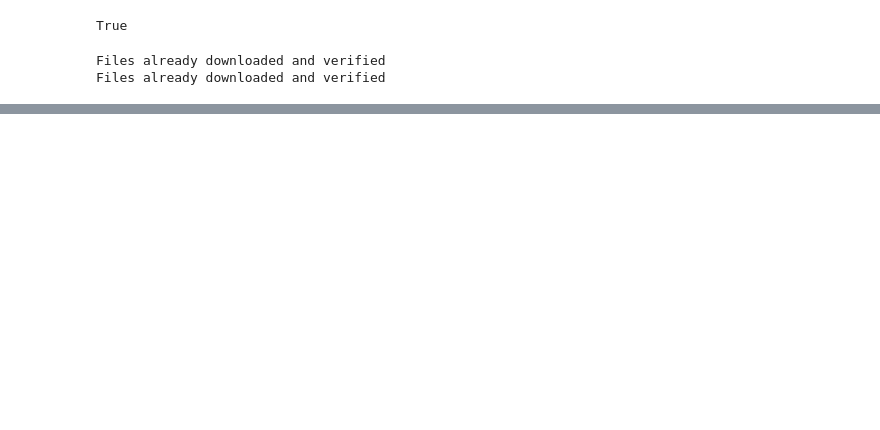
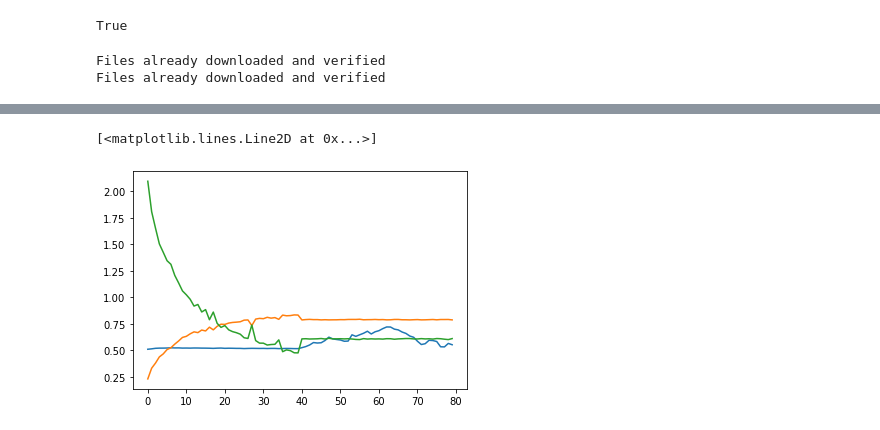
Before and after one commit to lfpc/Uncertainty_Estimation, a Jupyter notebook: notebooks-scripts/learned-unc.ipynb, the cells around one changed output, grey strips where cells are left out. Cells and saved outputs as stored; diff of their text form; code cells hidden in the pictures; blank space fills up the shorter version.

```diff
--- a/notebooks-scripts/learned-unc.ipynb
+++ b/notebooks-scripts/learned-unc.ipynb
@@ -192,0 +251,7 @@ print('Conjunto de teste: acc = ', acc, 'média de g = ', g, 'média de bce = ',
+# %%
+plt.plot(model_trainer_3.g_list)
+plt.plot(model_trainer_3.acc_list)
+plt.plot(model_trainer_3.bce_list)
+# %% [output]
+[<matplotlib.lines.Line2D at 0x...>]
+[figure, added]
```
Also changed, not shown: parts of 23 cells of this notebook, 18 other files.
